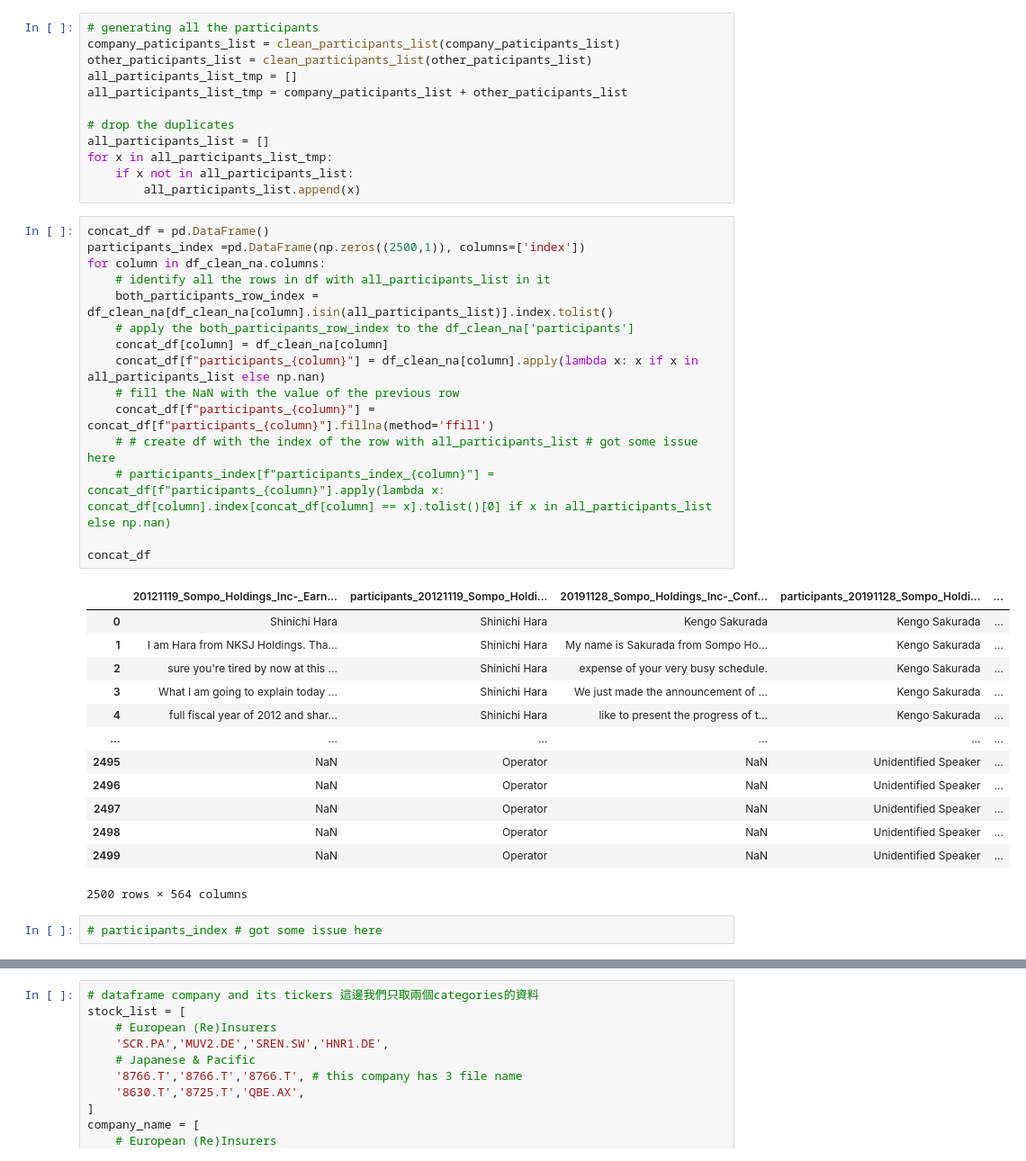
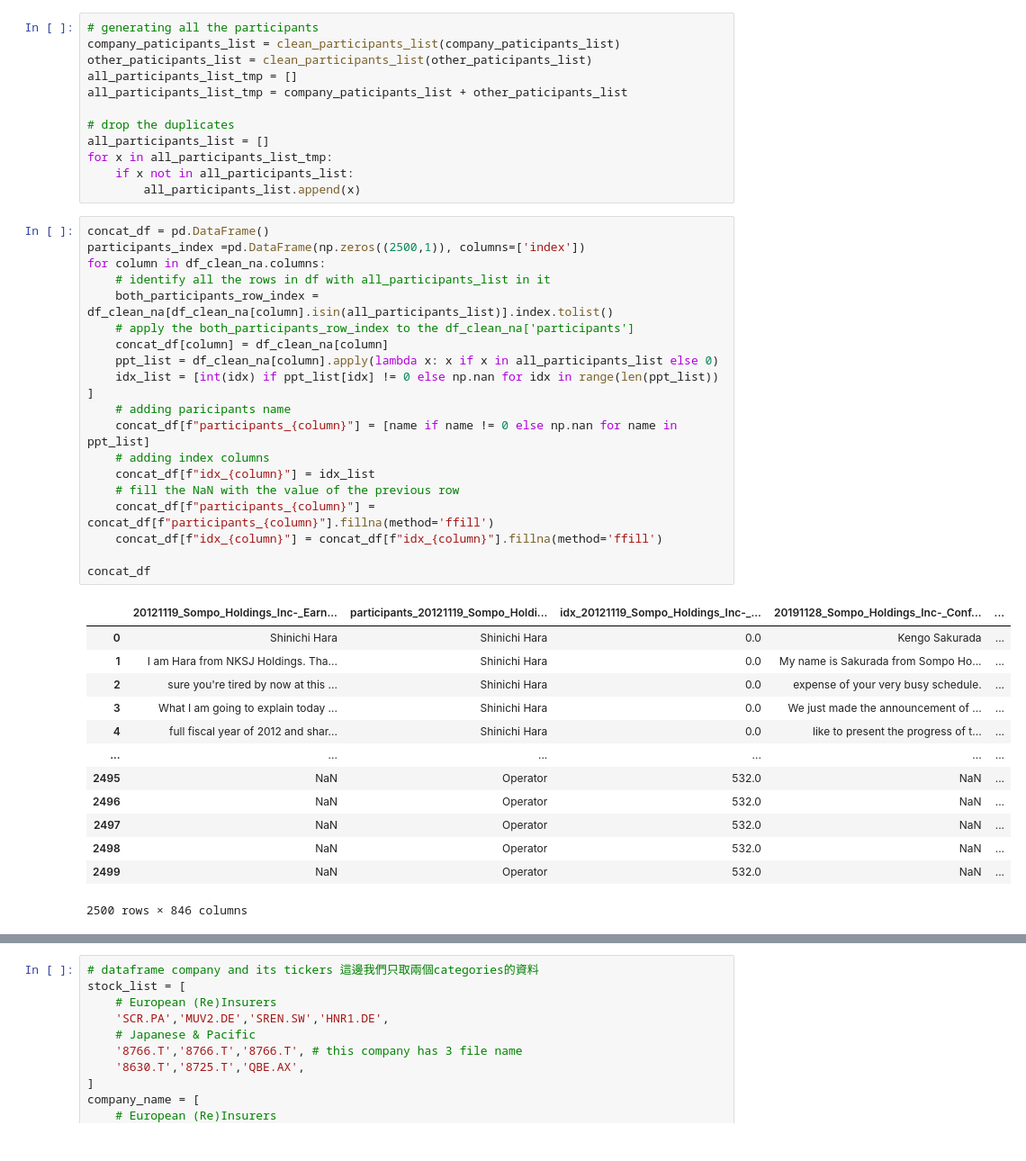
Before and after one commit to BoE-ARP-Bayes-MSc-BA/BoE_ARP_test02, a Jupyter notebook: main_model.ipynb, the cells around one changed output, grey strips where cells are left out. Shown at 90% size. Saved outputs shown, nothing was run; the diff lists cells and outputs as text.

```diff
--- a/main_model.ipynb
+++ b/main_model.ipynb
@@ -142,31 +144,33 @@ for x in all_participants_list_tmp:
 # %%
 concat_df = pd.DataFrame()
 participants_index =pd.DataFrame(np.zeros((2500,1)), columns=['index'])
 for column in df_clean_na.columns:
     # identify all the rows in df with all_participants_list in it
     both_participants_row_index = df_clean_na[df_clean_na[column].isin(all_participants_list)].index.tolist()
     # apply the both_participants_row_index to the df_clean_na['participants']
     concat_df[column] = df_clean_na[column]
-    concat_df[f"participants_{column}"] = df_clean_na[column].apply(lambda x: x if x in all_participants_list else np.nan)
+    ppt_list = df_clean_na[column].apply(lambda x: x if x in all_participants_list else 0)
+    idx_list = [int(idx) if ppt_list[idx] != 0 else np.nan for idx in range(len(ppt_list)) ]
+    # adding paricipants name
+    concat_df[f"participants_{column}"] = [name if name != 0 else np.nan for name in ppt_list]
+    # adding index columns
+    concat_df[f"idx_{column}"] = idx_list
     # fill the NaN with the value of the previous row
     concat_df[f"participants_{column}"] = concat_df[f"participants_{column}"].fillna(method='ffill')
-    # # create df with the index of the row with all_participants_list # got some issue here
-    # participants_index[f"participants_index_{column}"] = concat_df[f"participants_{column}"].apply(lambda x: concat_df[column].index[concat_df[column] == x].tolist()[0] if x in all_participants_list else np.nan)
+    concat_df[f"idx_{column}"] = concat_df[f"idx_{column}"].fillna(method='ffill')
 
 concat_df
 # %% [output]
-|  | 20121119_Sompo_Holdings_Inc-_Earn... | participants_20121119_Sompo_Holdi... | 20191128_Sompo_Holdings_Inc-_Conf... | participants_20191128_Sompo_Holdi... | ... |
-| 0 | Shinichi Hara | Shinichi Hara | Kengo Sakurada | Kengo Sakurada | ... |
-| 1 | I am Hara from NKSJ Holdings. Tha... | Shinichi Hara | My name is Sakurada from Sompo Ho... | Kengo Sakurada | ... |
-| 2 | sure you're tired by now at this ... | Shinichi Hara | expense of your very busy schedule. | Kengo Sakurada | ... |
-| 3 | What I am going to explain today ... | Shinichi Hara | We just made the announcement of ... | Kengo Sakurada | ... |
-| 4 | full fiscal year of 2012 and shar... | Shinichi Hara | like to present the progress of t... | Kengo Sakurada | ... |
+|  | 20121119_Sompo_Holdings_Inc-_Earn... | participants_20121119_Sompo_Holdi... | idx_20121119_Sompo_Holdings_Inc-_... | 20191128_Sompo_Holdings_Inc-_Conf... | ... |
+| 0 | Shinichi Hara | Shinichi Hara | 0.0 | Kengo Sakurada | ... |
+| 1 | I am Hara from NKSJ Holdings. Tha... | Shinichi Hara | 0.0 | My name is Sakurada from Sompo Ho... | ... |
+| 2 | sure you're tired by now at this ... | Shinichi Hara | 0.0 | expense of your very busy schedule. | ... |
+| 3 | What I am going to explain today ... | Shinichi Hara | 0.0 | We just made the announcement of ... | ... |
+| 4 | full fiscal year of 2012 and shar... | Shinichi Hara | 0.0 | like to present the progress of t... | ... |
 | ... | ... | ... | ... | ... | ... |
-| 2495 | NaN | Operator | NaN | Unidentified Speaker | ... |
-| 2496 | NaN | Operator | NaN | Unidentified Speaker | ... |
-| 2497 | NaN | Operator | NaN | Unidentified Speaker | ... |
-| 2498 | NaN | Operator | NaN | Unidentified Speaker | ... |
-| 2499 | NaN | Operator | NaN | Unidentified Speaker | ... |
+| 2495 | NaN | Operator | 532.0 | NaN | ... |
+| 2496 | NaN | Operator | 532.0 | NaN | ... |
+| 2497 | NaN | Operator | 532.0 | NaN | ... |
+| 2498 | NaN | Operator | 532.0 | NaN | ... |
+| 2499 | NaN | Operator | 532.0 | NaN | ... |
-2500 rows × 564 columns
+2500 rows × 846 columns
-# %%
-# participants_index # got some issue here
```
Also changed, not shown: parts of 26 cells of this notebook, 2 other files.
